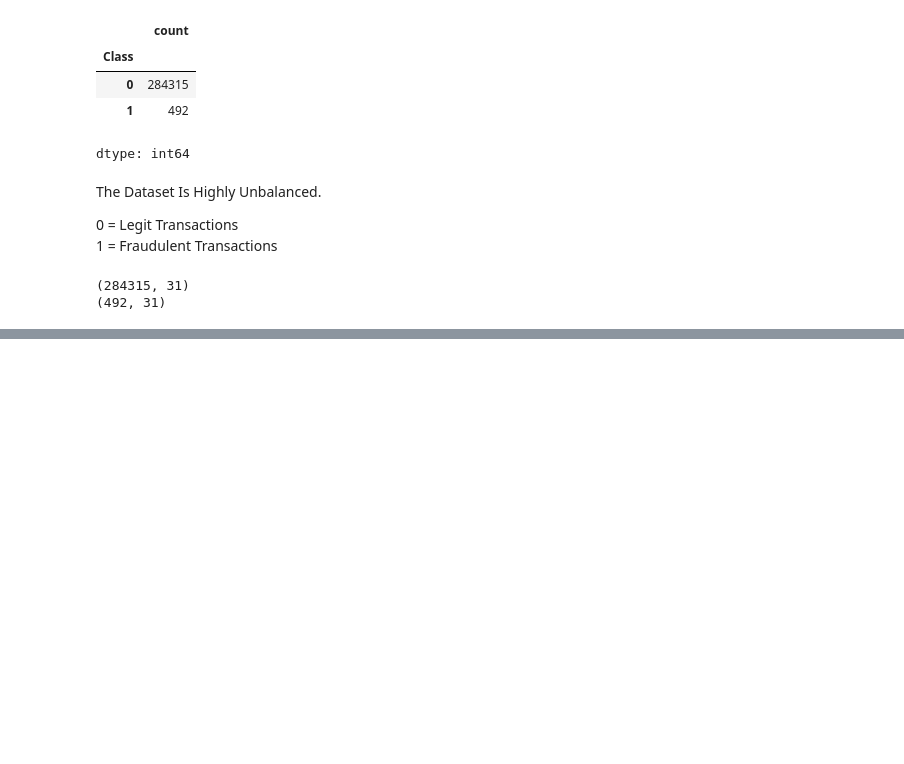
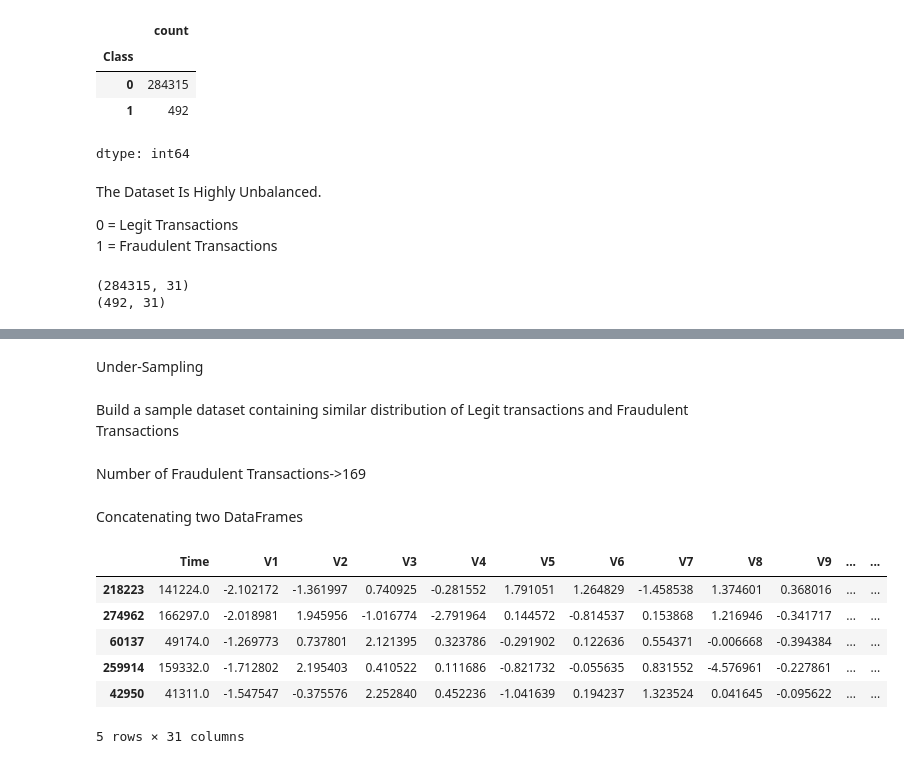
Before and after one commit to Tame55/Credit-Card-Fraud-Detection, a Jupyter notebook: Credit_Card_Fraud_Detection.ipynb, the cells around one changed output, grey strips where cells are left out. Cells and saved outputs as stored; diff of their text form; code cells hidden in the pictures; blank space fills up the shorter version.

```diff
--- a/Credit_Card_Fraud_Detection.ipynb
+++ b/Credit_Card_Fraud_Detection.ipynb
@@ -105,0 +144,22 @@ print(fraud.shape)
+# %% [markdown]
+Under-Sampling
+# %% [markdown]
+Build a sample dataset containing similar distribution of Legit transactions and Fraudulent Transactions
+# %% [markdown]
+Number of Fraudulent Transactions->169
+# %%
+legit_sample=legit.sample(n=169)
+# %% [markdown]
+Concatenating two DataFrames
+# %%
+new_dataset=pd.concat([legit_sample,fraud],axis=0)
+# %%
+new_dataset.head()
+# %% [output]
+|  | Time | V1 | V2 | V3 | V4 | V5 | V6 | V7 | V8 | V9 | ... | ... |
+| 218223 | 141224.0 | -2.102172 | -1.361997 | 0.740925 | -0.281552 | 1.791051 | 1.264829 | -1.458538 | 1.374601 | 0.368016 | ... | ... |
+| 274962 | 166297.0 | -2.018981 | 1.945956 | -1.016774 | -2.791964 | 0.144572 | -0.814537 | 0.153868 | 1.216946 | -0.341717 | ... | ... |
+| 60137 | 49174.0 | -1.269773 | 0.737801 | 2.121395 | 0.323786 | -0.291902 | 0.122636 | 0.554371 | -0.006668 | -0.394384 | ... | ... |
+| 259914 | 159332.0 | -1.712802 | 2.195403 | 0.410522 | 0.111686 | -0.821732 | -0.055635 | 0.831552 | -4.576961 | -0.227861 | ... | ... |
+| 42950 | 41311.0 | -1.547547 | -0.375576 | 2.252840 | 0.452236 | -1.041639 | 0.194237 | 1.323524 | 0.041645 | -0.095622 | ... | ... |
+5 rows × 31 columns
```
Also changed, not shown: parts of 13 cells of this notebook.
